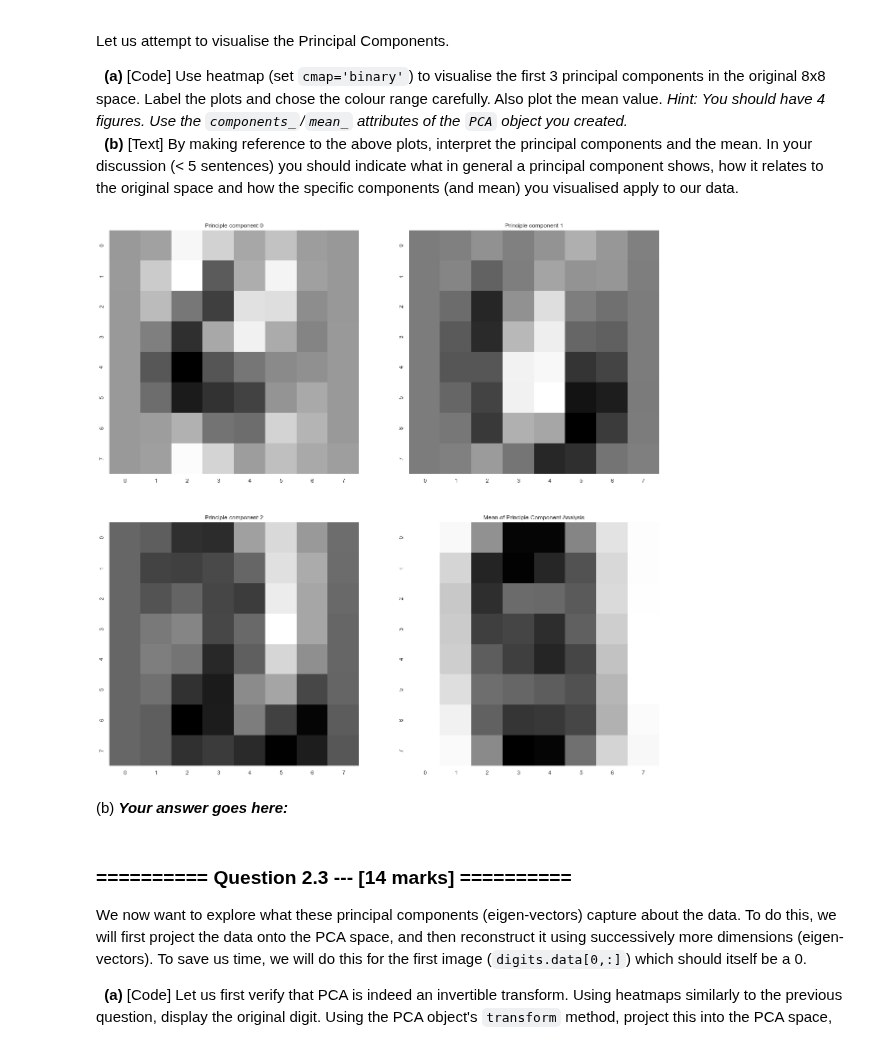
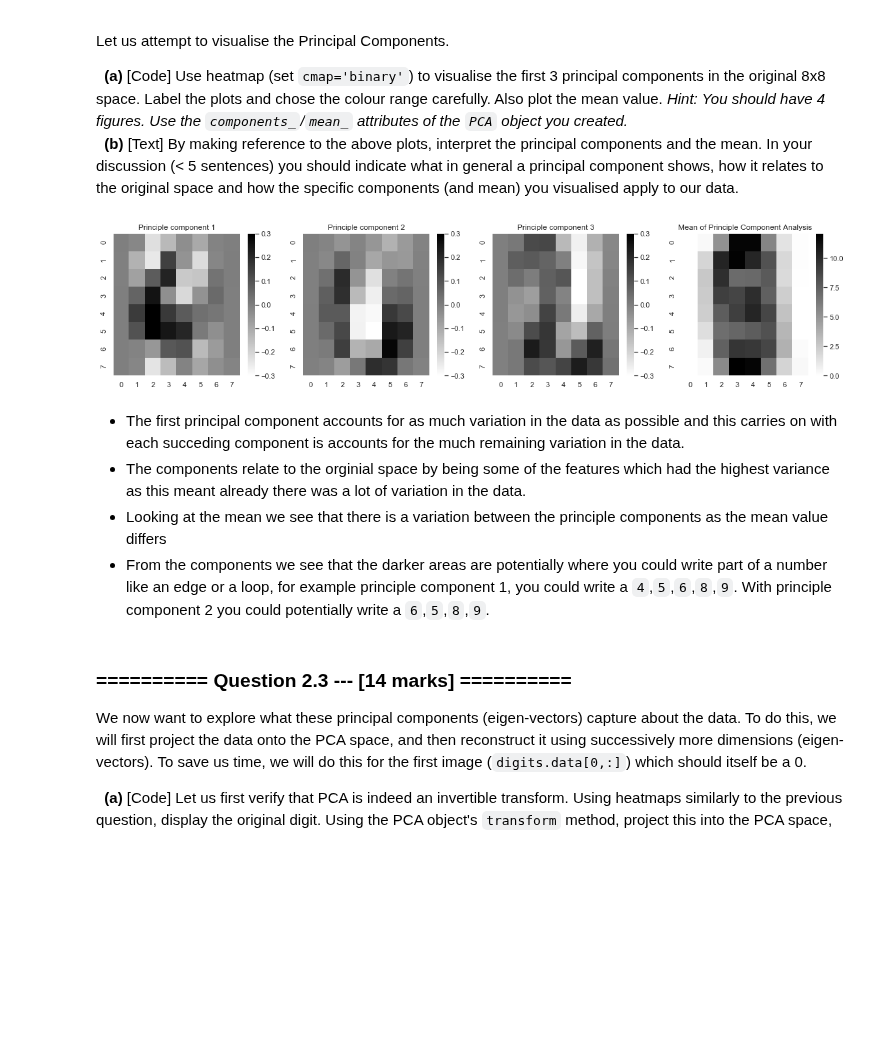
Before and after one commit to aadulan/iaml2018, a Jupyter notebook: Assignments/04_B_PCA.ipynb, the cells around one changed output. Drawn from its saved outputs; the diff is of its cells as text; code cells hidden in the pictures; blank space fills up the shorter version.

```diff
--- a/Assignments/04_B_PCA.ipynb
+++ b/Assignments/04_B_PCA.ipynb
@@ -314,22 +314,25 @@ Let us attempt to visualise the Principal Components.
 &nbsp;&nbsp;**(b)** [Text] By making reference to the above plots, interpret the principal components and the mean. In your discussion (< 5 sentences) you should indicate what in general a principal component shows, how it relates to the original space and how the specific components (and mean) you visualised apply to our data.
 # %%
 # create a subplot
-fig, ax = plt.subplots(2, 2, figsize=(20,20))
+fig, ax = plt.subplots(1, 4, figsize=(20,4))
 
 # plot the principle component
 for i in range(3) :
-    sns.heatmap(pca.components_[i].reshape(8,8),ax=ax[i//2][i%2],cmap='binary',cbar=False)
-    ax[i//2][i%2].title.set_text('Principle component {}'.format(i))
+    sns.heatmap(pca.components_[i].reshape(8,8),ax=ax[i],cmap='binary',vmin=-0.3,vmax=0.3)
+    ax[i].title.set_text('Principle component {}'.format(i+1))
 
 # plot the mean
-sns.heatmap(pca.mean_.reshape(8,8),ax=ax[1][1],cmap='binary',cbar=False)
-ax[1][1].title.set_text('Mean of Principle Component Analysis')
+sns.heatmap(pca.mean_.reshape(8,8),ax=ax[3],cmap='binary',)
+ax[3].title.set_text('Mean of Principle Component Analysis')
 
 plt.show()
 # %% [output]
-[figure, old version]
+[figure, new version]
-# %% [markdown]
-(b) ***Your answer goes here:***
+# %% [markdown]
+- The first principal component accounts for as much variation in the data as possible and this carries on with each succeding component is accounts for the much remaining variation in the data.
+- The components relate to the orginial space by being some of the features which had the highest variance as this meant already there was a lot of variation in the data.
+- Looking at the mean we see that there is a variation between the principle components as the mean value differs
+- From the components we see that the darker areas are potentially where you could write part of a number like an edge or a loop, for example principle component 1, you could write a `4`,`5`,`6`,`8`,`9`. With principle component 2 you could potentially write a `6`,`5`,`8`,`9`.
 # %% [markdown]
 ### ========== Question 2.3 --- [14 marks] ==========
 
```
Also changed, not shown: parts of 4 cells of this notebook.
